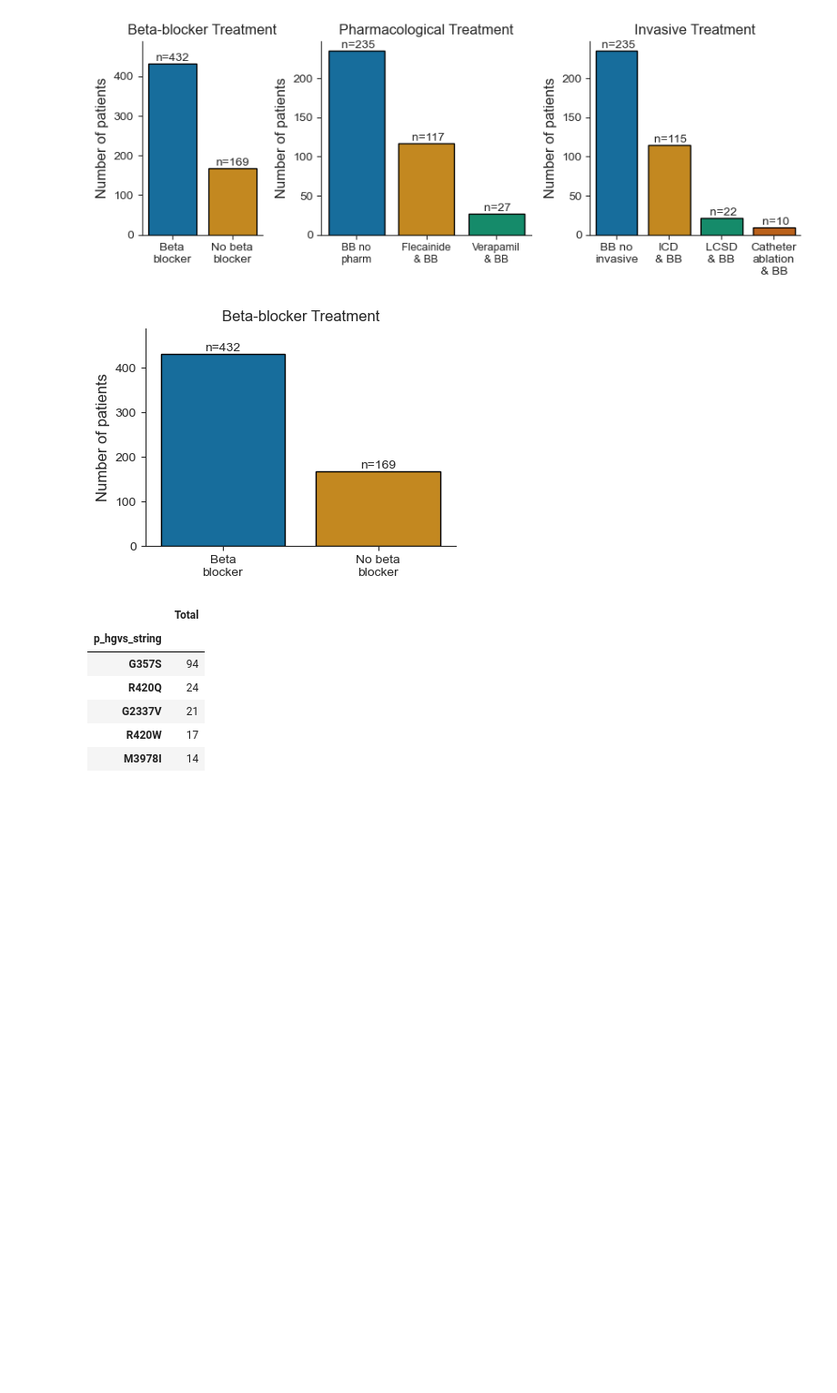
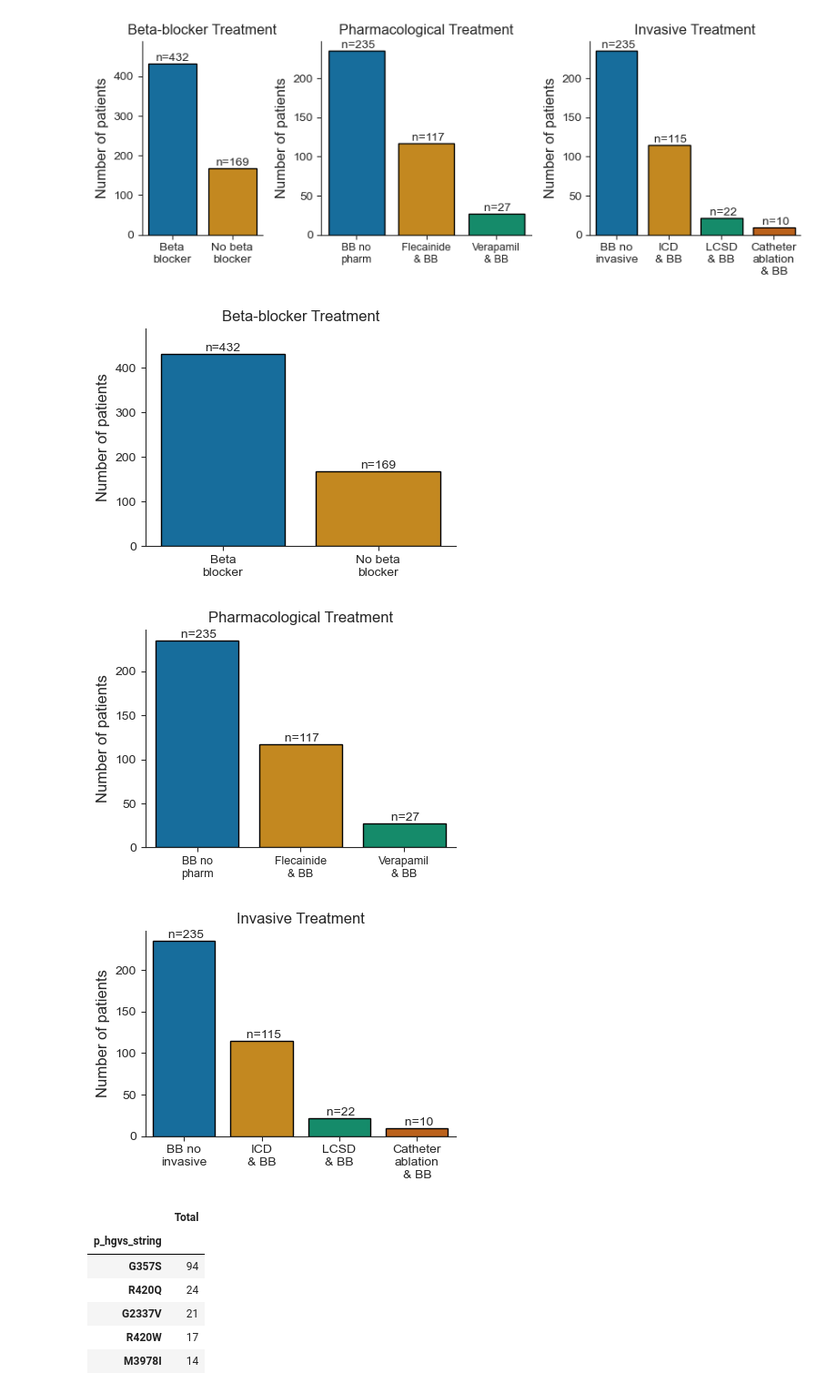
Before and after one commit to alexdaiii/cpvt_database_analysis, a Jupyter notebook: analysis/09_beta_blocker_cpvt.ipynb, the cells around one changed output. Shown at 91% size. Saved outputs shown, nothing was run; the diff lists cells and outputs as text; code cells hidden in the pictures; blank space fills up the shorter version.

Commit message:
fig6 panels

```diff
--- a/analysis/09_beta_blocker_cpvt.ipynb
+++ b/analysis/09_beta_blocker_cpvt.ipynb
@@ -597,40 +597,72 @@ def plt_treatments_6():
     curr_plot = get_config().s_figure_treatments.panels["figure_6_three_panels"]
 
     def _plot_wrapper(
-            func: Callable
+            func: Callable,
+            *,
+            fig_name: str,
+            **kwargs
     ):
         fig = plt.figure(figsize=(
             curr_plot.fig_size[0] / 2,
             curr_plot.fig_size[1]
         ))
         n_col = 1
         n_row = 1
         gs = GridSpec(n_row, n_col, figure=fig)
 
-        return partial(
+        partial(
             func,
             plt_figure=fig,
             subplot_spec=gs[0, 0]
+        )(
+            **kwargs
         )
+        plt.tight_layout()
+        save_current_plot(fig_name)
+        plt.show()
 
     _plot_wrapper(
-        plot_counts_df
-    )(
-        len(set(df_cpvt_bb["individual_id"])),
-        len(
+        plot_counts_df,
+        patients_group_a=len(set(df_cpvt_bb["individual_id"])),
+        patients_group_b=len(
             patient_ids - set(df_cpvt_bb["individual_id"])
         ),
         group_a="Beta\nblocker",
         group_b="No beta\nblocker",
         panel=curr_plot.panels["bb_vs_non_bb"],
+        fig_name="v6.bb_vs_non_bb",
     )
 
-    plt.show()
+    _plot_wrapper(
+        plot_treatment_counts,
+        df_=treatment_nums,
+        treatments_plt=["Beta blocker",
+                        # "Enalapril",
+                        "Flecainide",
+                        "Verapamil"],
+        panel=curr_plot.panels[
+            "pharmacological_treatment"],
+        bb_name="BB no\npharm",
+        fig_name="v6.pharm_treatment",
+    )
+
+    _plot_wrapper(
+        plot_treatment_counts,
+        df_=treatment_nums,
+        treatments_plt=["Beta blocker", "Catheter ablation",
+                        "Implantable cardioverter-defibrillator",
+                        "Left cardiac sympathetic denervation"],
+        panel=curr_plot.panels["invasive_treatment"],
+        bb_name="BB no\ninvasive",
+        fig_name="v6.invasive_treatment",
+    )
 
 
 plt_treatments_6()
 # %% [output]
 [figure]
+[figure, added]
+[figure, added]
 # %%
 # only variants with more than 10 patients
 variants_by_bb_usage = pd.DataFrame(df_cpvt_bb.groupby(
```
Also changed, not shown: 1 other file.
